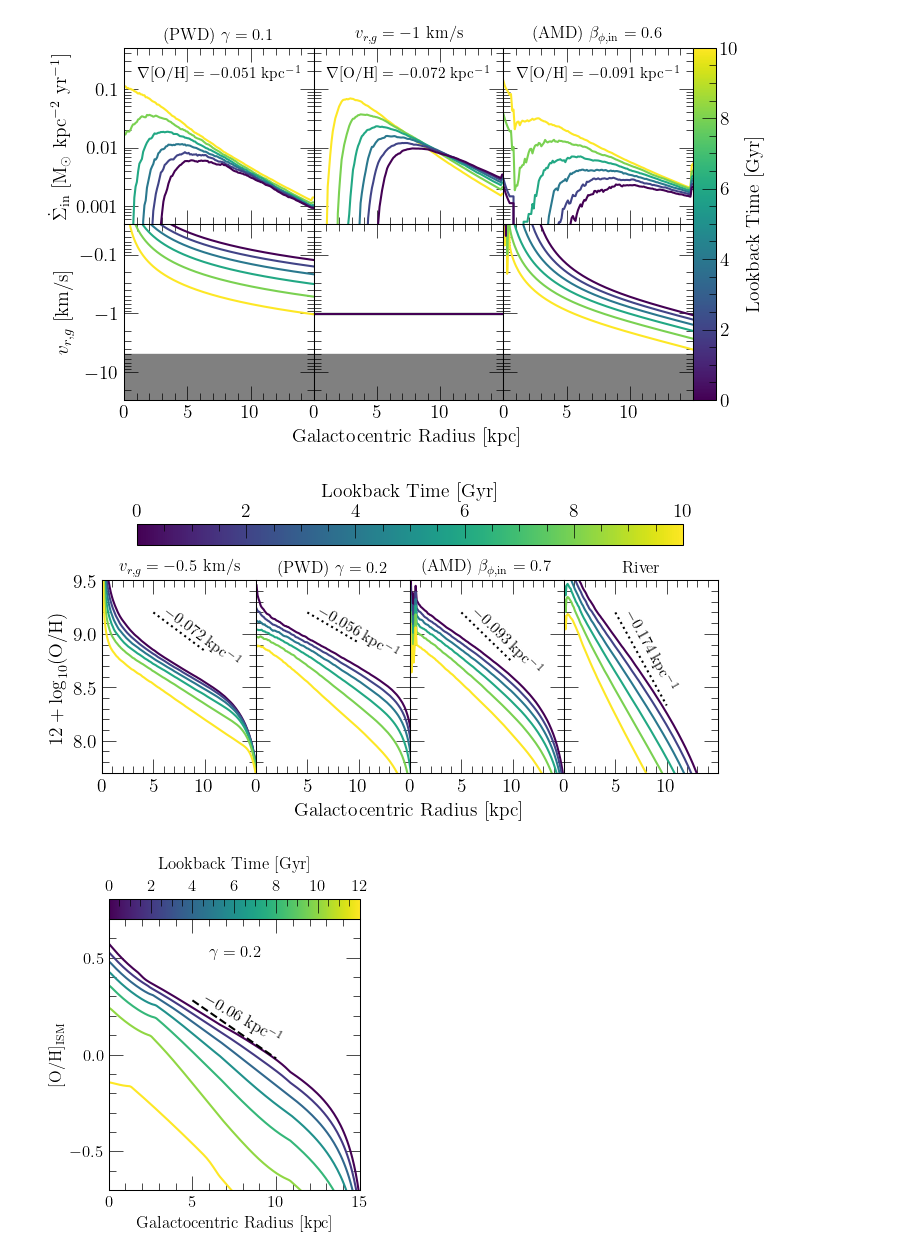
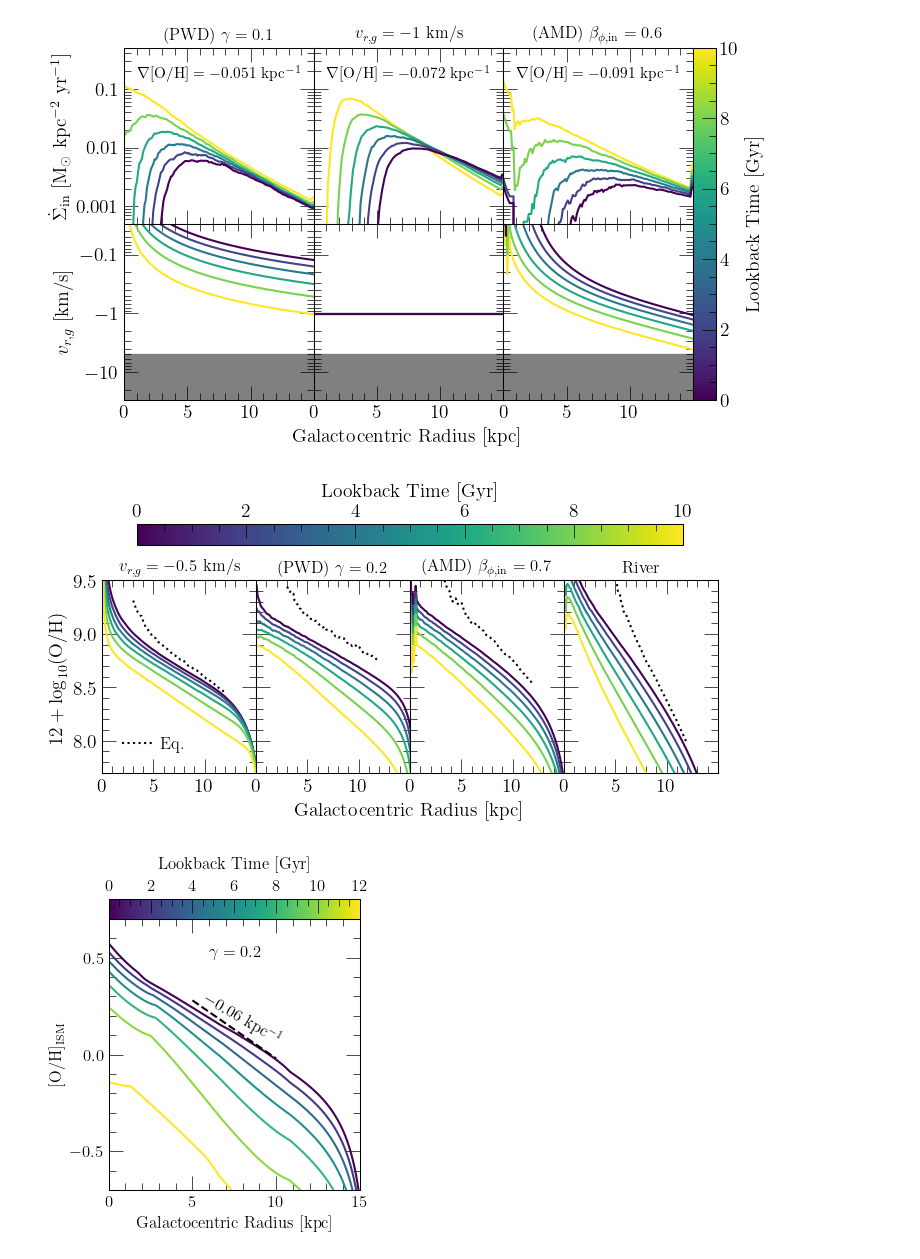
Before and after one commit to giganano/radial-flows, a Jupyter notebook: notebooks/evol.ipynb, the cells around one changed output. Drawn from its saved outputs; the diff is of its cells as text; code cells hidden in the pictures.

```diff
--- a/notebooks/evol.ipynb
+++ b/notebooks/evol.ipynb
@@ -217,3 +217,18 @@ for ext in ["pdf", "jpeg"]:
 plt.show()
 # %% [output]
 [figure]
+# %%
+# outputs = [
+#     "../outputs/river/insideout",
+#     "../outputs/potential-well-deepening/gamma0p2",
+#     "../outputs/angular-momentum-dilution/betaphiin0p7",
+#     "../outputs/constant/vgas-0",
+#     "../outputs/constant/vgas-0p5"
+# ]
+outputs = [
+    "../outputs/constant/vgas-0",
+    "../outputs/constant/vgas-0p5",
+    "../outputs/constant/vgas-1",
+    "../outputs/constant/vgas-1p5"
+]
+outputs = [vice.output(name) for name in outputs]
@@ -409,45 +527,59 @@ def plot_snapshot(ax, output, lookback, zone_width = 0.1, **kwargs):
         oh.append(output.zones["zone%d" % (i)].history["[o/h]"][idx])
     oh = oh_to_12pluslog(oh)
     ax.plot(radii, oh, **kwargs)
+    if lookback == 0:
+        radii, zeq = equilibrium_profile(output, lookback, zone_width = 0.1)
+        zeq = [np.log10(z / vice.solar_z['o']) for z in zeq]
+        zeq = oh_to_12pluslog(zeq)
+        zeq = boxcarsmoothtrend(radii[:-1], zeq, window = 5)
+        ax.plot(radii[30:120], zeq[30:120], c = named_colors()["black"], linestyle = ":", label = "Eq.")
+    else: pass
 
 for i in range(len(outputs)):
     for j in range(len(LOOKBACKS)):
         kwargs = {"c": cmap.to_rgba(LOOKBACKS[j])}
         plot_snapshot(axes[i], outputs[i], LOOKBACKS[j], **kwargs)
 
-xvals = np.linspace(5, 10, 100)
+kwargs = {
+    "loc": mpl_loc("lower left"),
+    "fontsize": 12,
+    "bbox_to_anchor": (0.03, 0.03)
+}
+axes[0].legend(**kwargs)
+
+# xvals = np.linspace(5, 10, 100)
 kwargs = {
     "c": named_colors()["black"],
     "linestyle": ":"
 }
-for i in range(4):
-    yvals = [9.2 + GRAD[i] * (x - xvals[0]) for x in xvals]
-    axes[i].plot(xvals, yvals, **kwargs)
-    angle = np.arctan(GRAD[i]) * 180 / np.pi
-    axes[i].text(6, 9.2, r"$%.3f$ kpc$^{-1}$" % (GRAD[i]), fontsize = 11,
-        rotation = angle, rotation_mode = "anchor", transform_rotates_text = True)
+# for i in range(4):
+    # yvals = [9.2 + GRAD[i] * (x - xvals[0]) for x in xvals]
+    # axes[i].plot(xvals, yvals, **kwargs)
+    # angle = np.arctan(GRAD[i]) * 180 / np.pi
+    # axes[i].text(6, 9.2, r"$%.3f$ kpc$^{-1}$" % (GRAD[i]), fontsize = 11,
+    #     rotation = angle, rotation_mode = "anchor", transform_rotates_text = True)
 
 plt.tight_layout()
 plt.subplots_adjust(wspace = 0, top = 0.7, bottom = 0.15)
 dummy.set_position([
     axes[0].get_position().x0,
     axes[0].get_position().y0,
     axes[-1].get_position().x1 - axes[0].get_position().x0,
     axes[0].get_position().y1 - axes[0].get_position().y0
 ])
 cbar_ax.set_position([
     axes[0].get_position().x0 + 0.05,
     axes[0].get_position().y1 + 0.1,
     axes[-1].get_position().x1 - axes[0].get_position().x0 - 0.1,
     0.06
 ])
 for ext in ["pdf", "jpeg"]:
     kwargs = {}
     if ext == "jpeg": kwargs["dpi"] = 200
     plt.savefig("./evol/profile-evol-comp.%s" % (ext), **kwargs)
 plt.show()
 # %% [output]
-[figure, old version]
+[figure, new version]
 # %%
 # output = vice.output("../outputs/constant/vgas-1")
 # output = vice.output("../outputs/amd/betaphiin0p7-zerometinfall")
```
Also changed, not shown: parts of 2 cells of this notebook, 18 other files.
